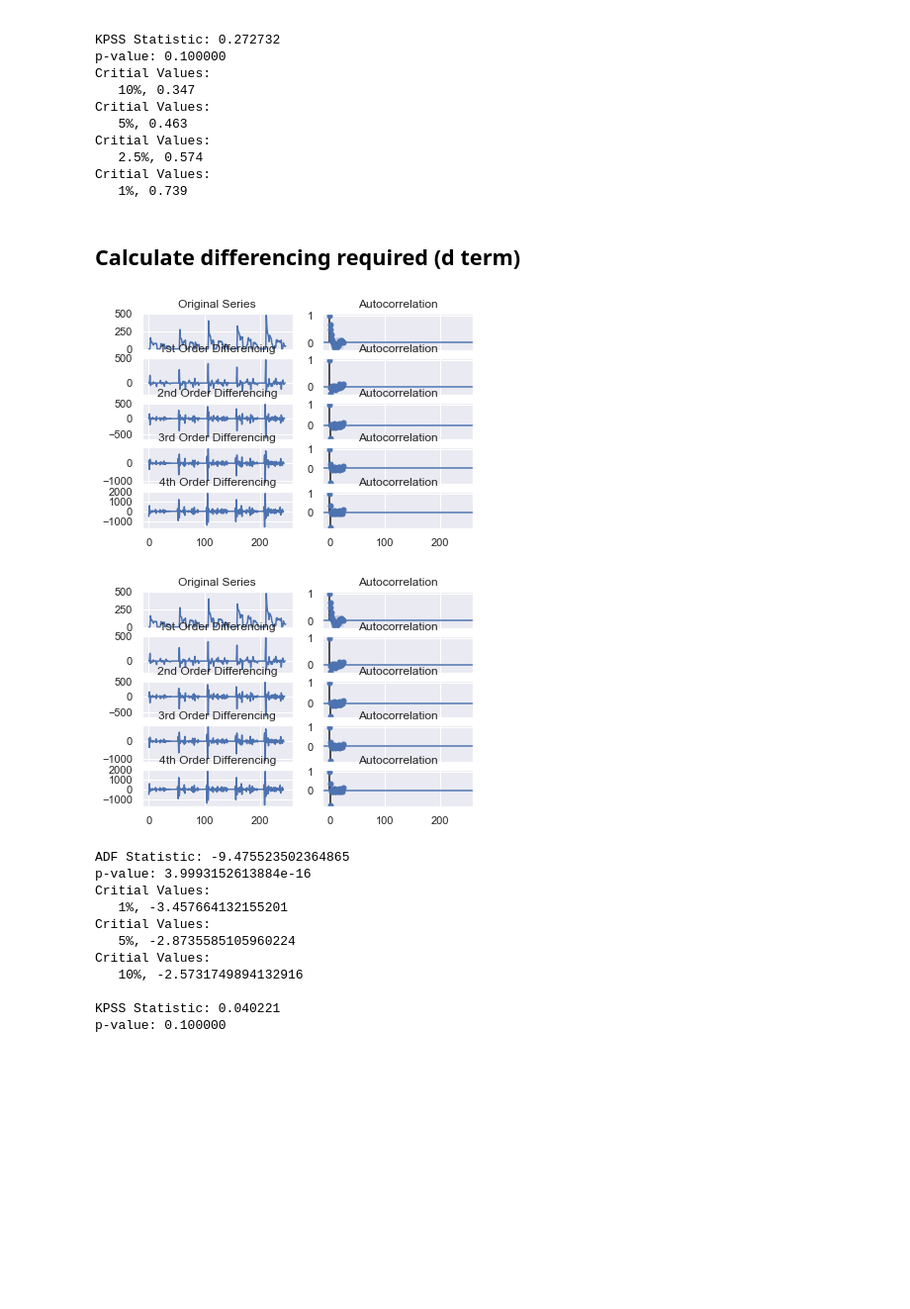
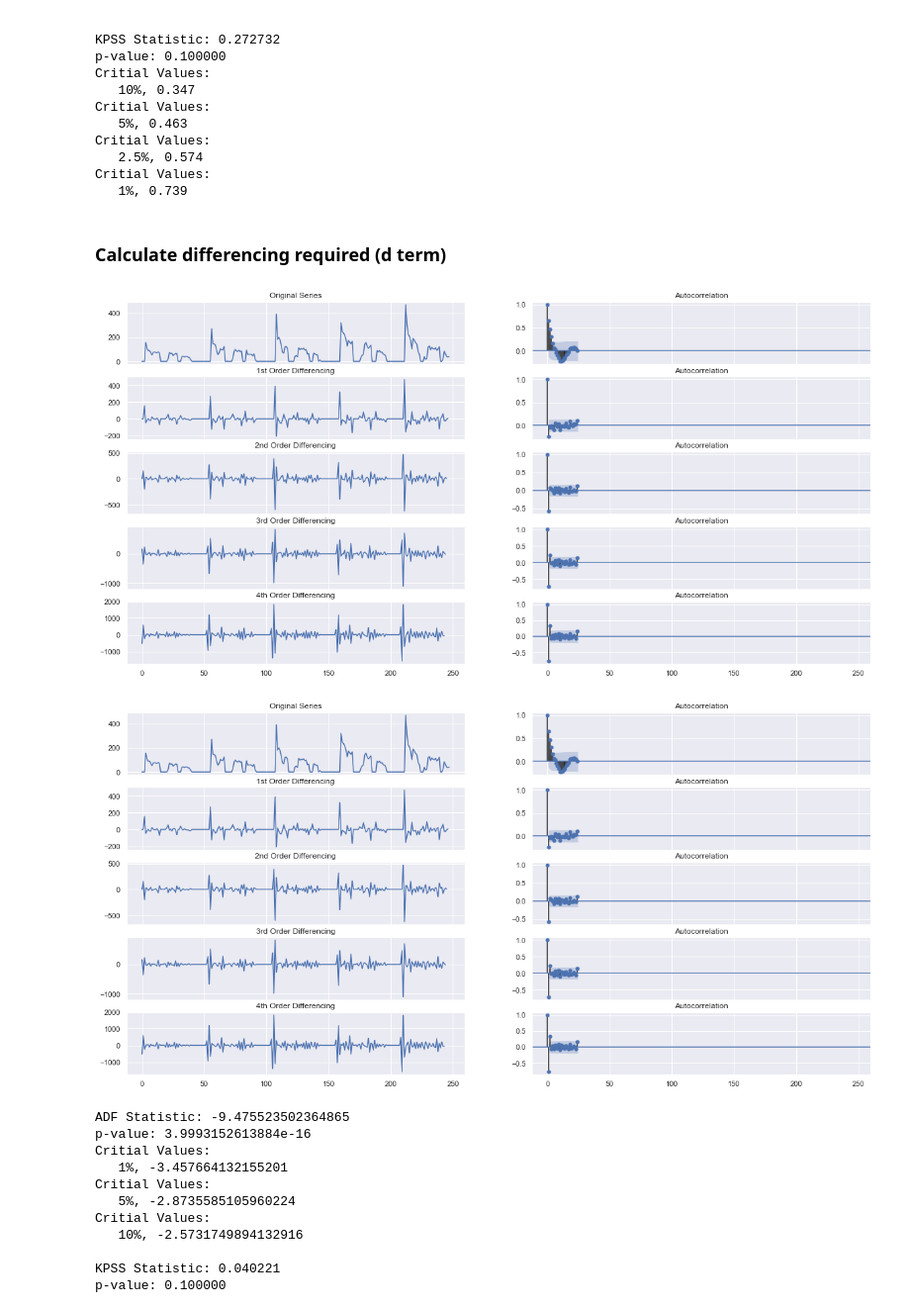
Before and after one commit to chris-pickford/TimeSeriesKb, a Jupyter notebook: Jupyter/main.ipynb, the cells around one changed output. Shown at 99% size. Cells and saved outputs as stored; diff of their text form; code cells hidden in the pictures; blank space fills up the shorter version.

```diff
--- a/Jupyter/main.ipynb
+++ b/Jupyter/main.ipynb
@@ -303,34 +307,33 @@ Critial Values:
 Critial Values:
    1%, 0.739
 # %% [markdown]
-## Calculate differencing required (d term)
+### Calculate differencing required (d term)
 # %%
-import numpy as np, pandas as pd
 from statsmodels.graphics.tsaplots import plot_acf, plot_pacf
 
 # Original Series
-fig, axes = plt.subplots(5, 2, sharex=True)
+fig, axes = plt.subplots(5, 2, sharex=True,figsize=(20,10))
 axes[0, 0].plot(y.HeadCount.values); axes[0, 0].set_title('Original Series')
 plot_acf(y.HeadCount, ax=axes[0, 1])
 
 # 1st Differencing
 axes[1, 0].plot(y.HeadCount.diff().dropna().values); axes[1, 0].set_title('1st Order Differencing')
 plot_acf(y.HeadCount.diff().dropna(), ax=axes[1, 1])
 
 # 2nd Differencing
 axes[2, 0].plot(y.HeadCount.diff().diff().dropna().values); axes[2, 0].set_title('2nd Order Differencing')
 plot_acf(y.HeadCount.diff().diff().dropna(), ax=axes[2, 1])
 
 # 3rd Differencing
 axes[3, 0].plot(y.HeadCount.diff().diff().diff().dropna().values); axes[3, 0].set_title('3rd Order Differencing')
 plot_acf(y.HeadCount.diff().diff().diff().dropna(), ax=axes[3, 1])
 
 # 4th Differencing
 axes[4, 0].plot(y.HeadCount.diff().diff().diff().diff().dropna().values); axes[4, 0].set_title('4th Order Differencing')
 plot_acf(y.HeadCount.diff().diff().diff().diff().dropna(), ax=axes[4, 1])
 # %% [output]
-[figure, old version]
+[figure, new version]
-[figure, old version]
+[figure, new version]
 # %%
 result = adfuller(y.HeadCount.diff().dropna().values, autolag='AIC')
 print(f'ADF Statistic: {result[0]}')
```
Also changed, not shown: parts of 63 cells of this notebook.
